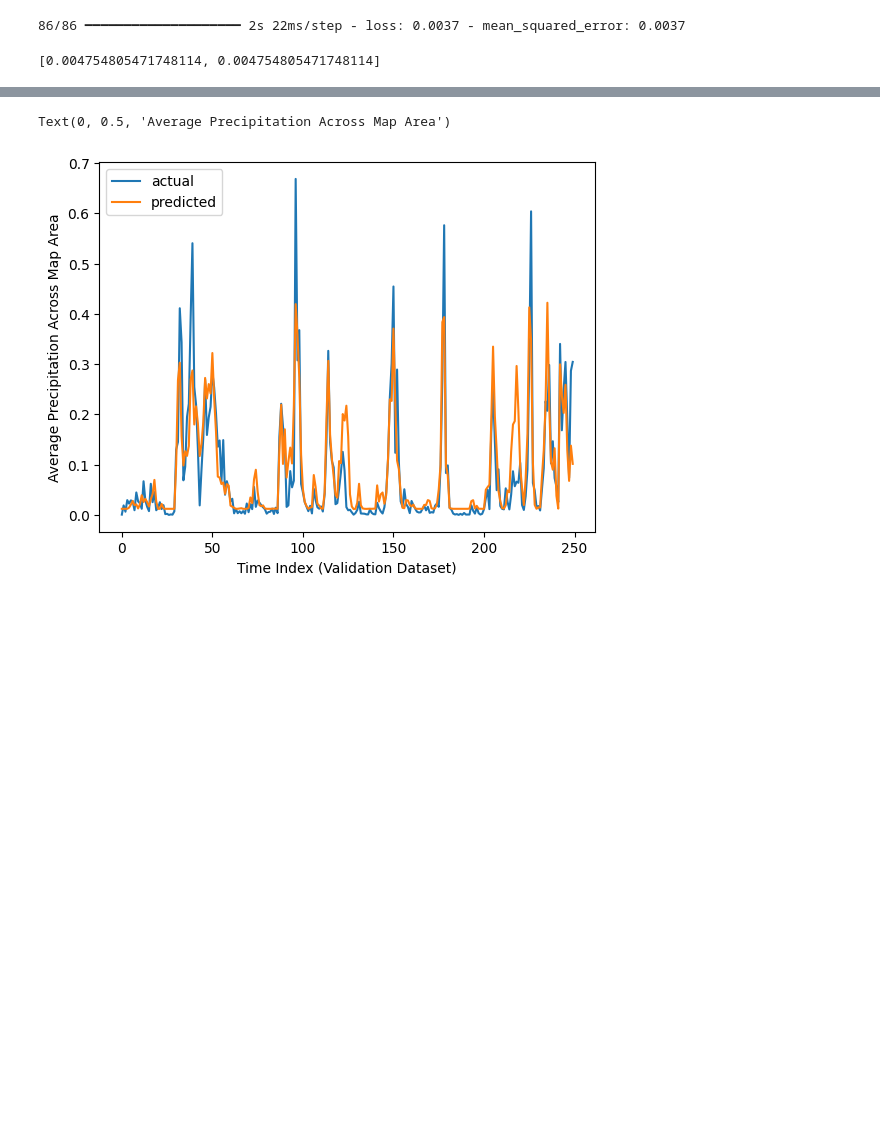
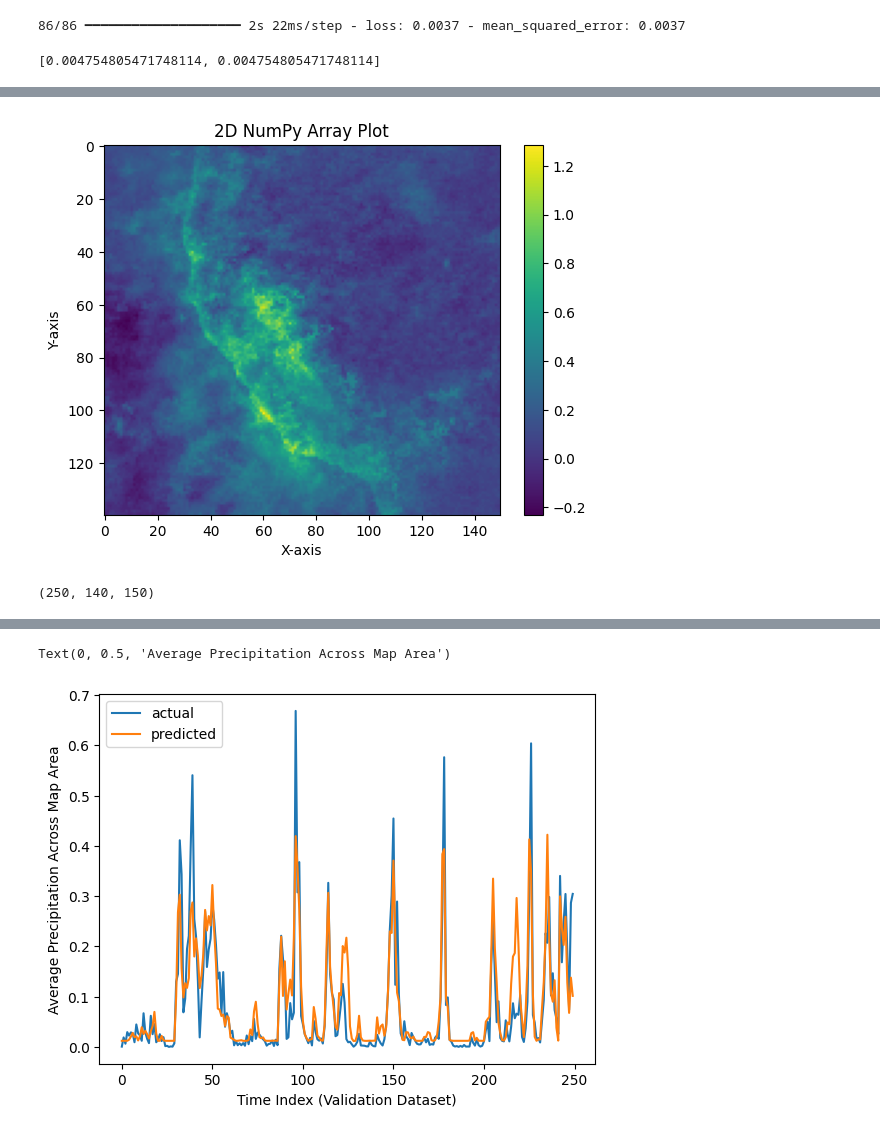
Before and after one commit to nathanschen/JIFRESSEproj5, a Jupyter notebook: code/cnn2.ipynb, the cells around one changed output, grey strips where cells are left out. Saved outputs shown, nothing was run; the diff lists cells and outputs as text; code cells hidden in the pictures; blank space fills up the shorter version.

```diff
--- a/code/cnn2.ipynb
+++ b/code/cnn2.ipynb
@@ -447,9 +427,15 @@ plt.show()
 # %%
-plt.imshow(testing[2, :, :], cmap='viridis')  # You can choose different colormaps like 'gray', 'hot', etc.
+plt.imshow(testing[150, :, :], cmap='viridis')  # You can choose different colormaps like 'gray', 'hot', etc.
 plt.colorbar()  # Add a colorbar to show the scale
 plt.title("2D NumPy Array Plot")
 #plt.gca().invert_yaxis()
 #plt.gca().invert_xaxis()
 plt.xlabel("X-axis")
 plt.ylabel("Y-axis")
 plt.show()
+# %% [output]
+[figure, added]
+# %%
+subset_test_output[:250].shape
+# %% [output]
+(250, 140, 150)
```
Also changed, not shown: parts of 22 cells of this notebook.
